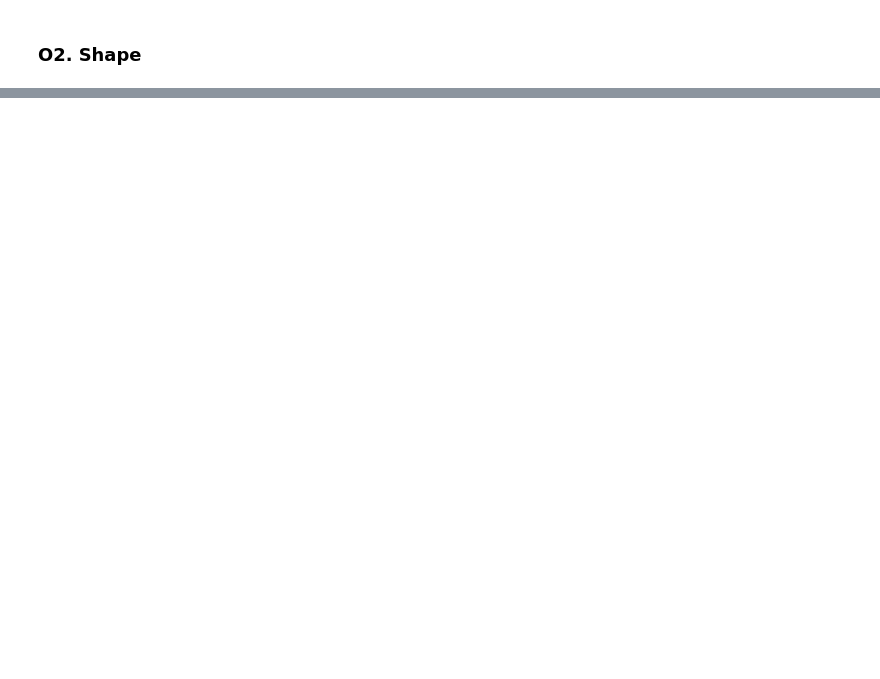
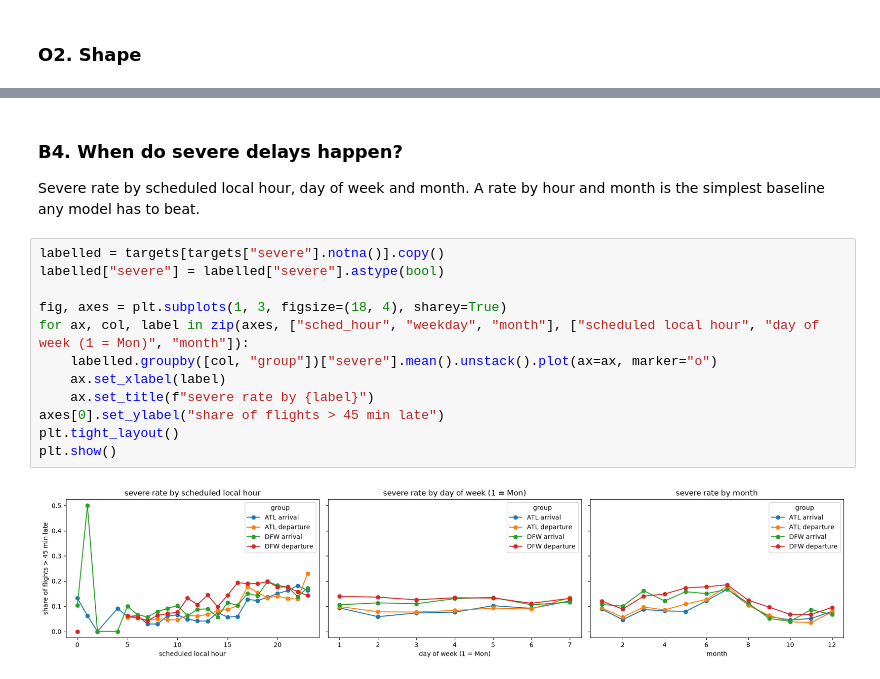
Before and after one commit to calvin4370/flight-delay-dashboard, a Jupyter notebook: notebooks/eda.ipynb, the cells around one changed output, grey strips where cells are left out. Saved outputs shown, nothing was run; the diff lists cells and outputs as text; blank space fills up the shorter version.

```diff
--- a/notebooks/eda.ipynb
+++ b/notebooks/eda.ipynb
@@ -1961,0 +597,18 @@ Suggestions only; final choices are made in planning.
+# %% [markdown]
+### B4. When do severe delays happen?
+
+Severe rate by scheduled local hour, day of week and month. A rate by hour and month is the simplest baseline any model has to beat.
+# %%
+labelled = targets[targets["severe"].notna()].copy()
+labelled["severe"] = labelled["severe"].astype(bool)
+
+fig, axes = plt.subplots(1, 3, figsize=(18, 4), sharey=True)
+for ax, col, label in zip(axes, ["sched_hour", "weekday", "month"], ["scheduled local hour", "day of week (1 = Mon)", "month"]):
+    labelled.groupby([col, "group"])["severe"].mean().unstack().plot(ax=ax, marker="o")
+    ax.set_xlabel(label)
+    ax.set_title(f"severe rate by {label}")
+axes[0].set_ylabel("share of flights > 45 min late")
+plt.tight_layout()
+plt.show()
+# %% [output]
+[figure, added]
```
Also changed, not shown: parts of 259 cells of this notebook.
